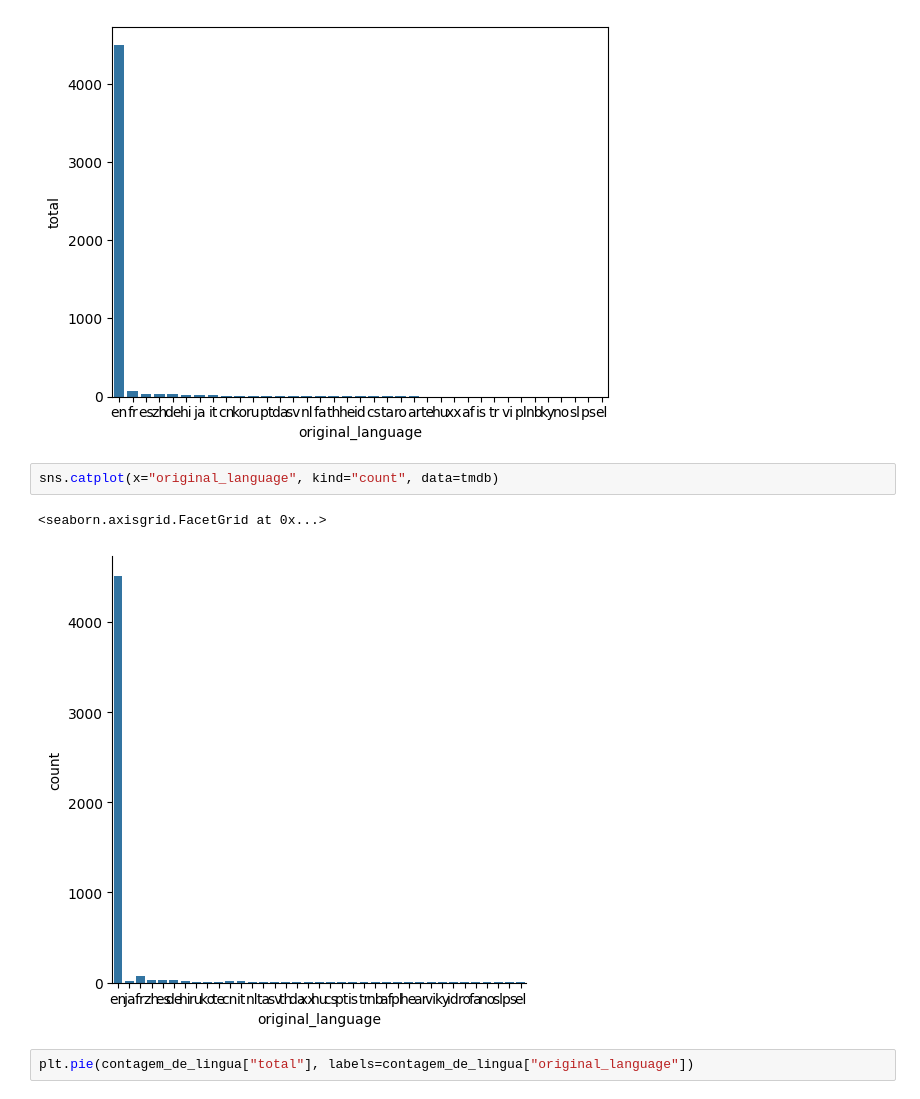
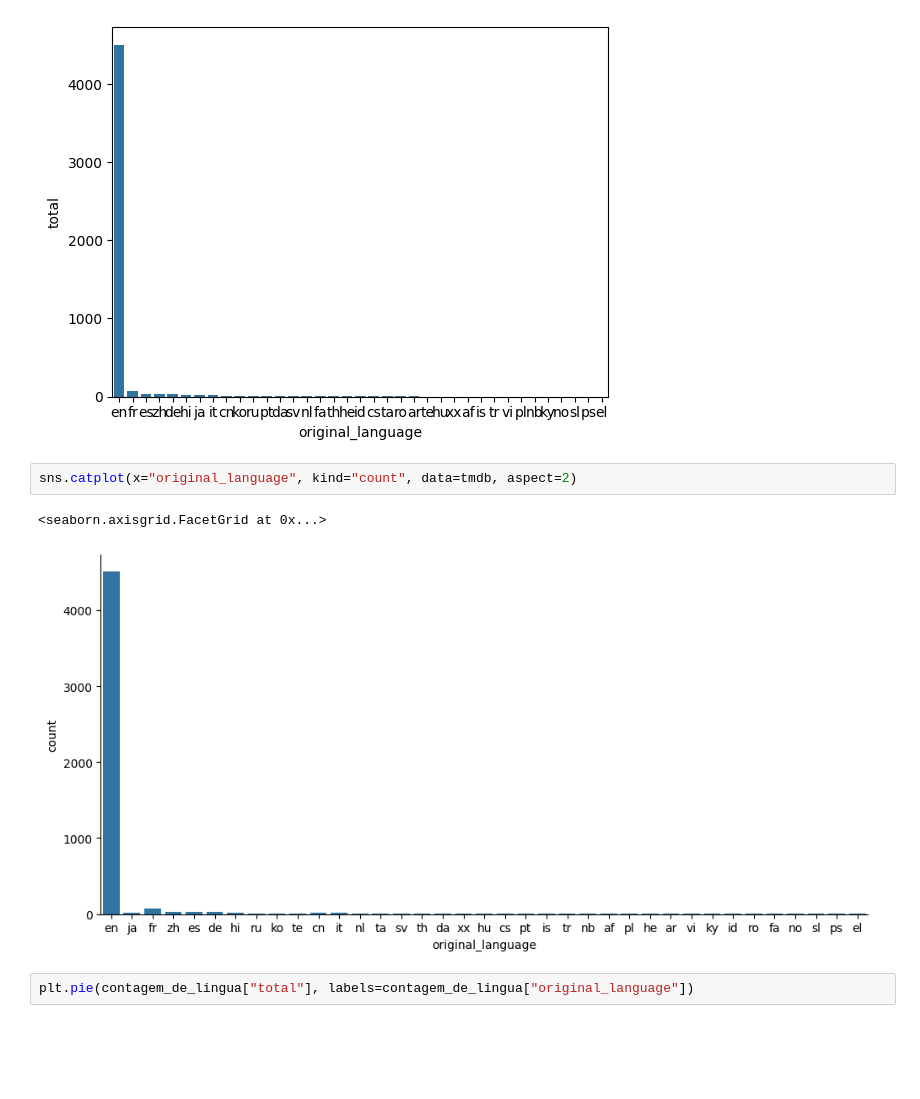
Before and after one commit to devnicolecabral/introducao-datascience, a Jupyter notebook: main.ipynb, the cells around one changed output. Drawn from its saved outputs; the diff is of its cells as text; blank space fills up the shorter version.

```diff
--- a/main.ipynb
+++ b/main.ipynb
@@ -227,10 +227,10 @@ sns.barplot(x="original_language", y="total", data = contagem_de_lingua)
 <Axes: xlabel='original_language', ylabel='total'>
 [figure]
 # %%
-sns.catplot(x="original_language", kind="count", data=tmdb)
+sns.catplot(x="original_language", kind="count", data=tmdb, aspect=2)
 # %% [output]
 <seaborn.axisgrid.FacetGrid at 0x...>
-[figure, old version]
+[figure, new version]
 # %%
 plt.pie(contagem_de_lingua["total"], labels=contagem_de_lingua["original_language"])
 # %% [output]
```
Also changed, not shown: parts of 1 cell of this notebook.
